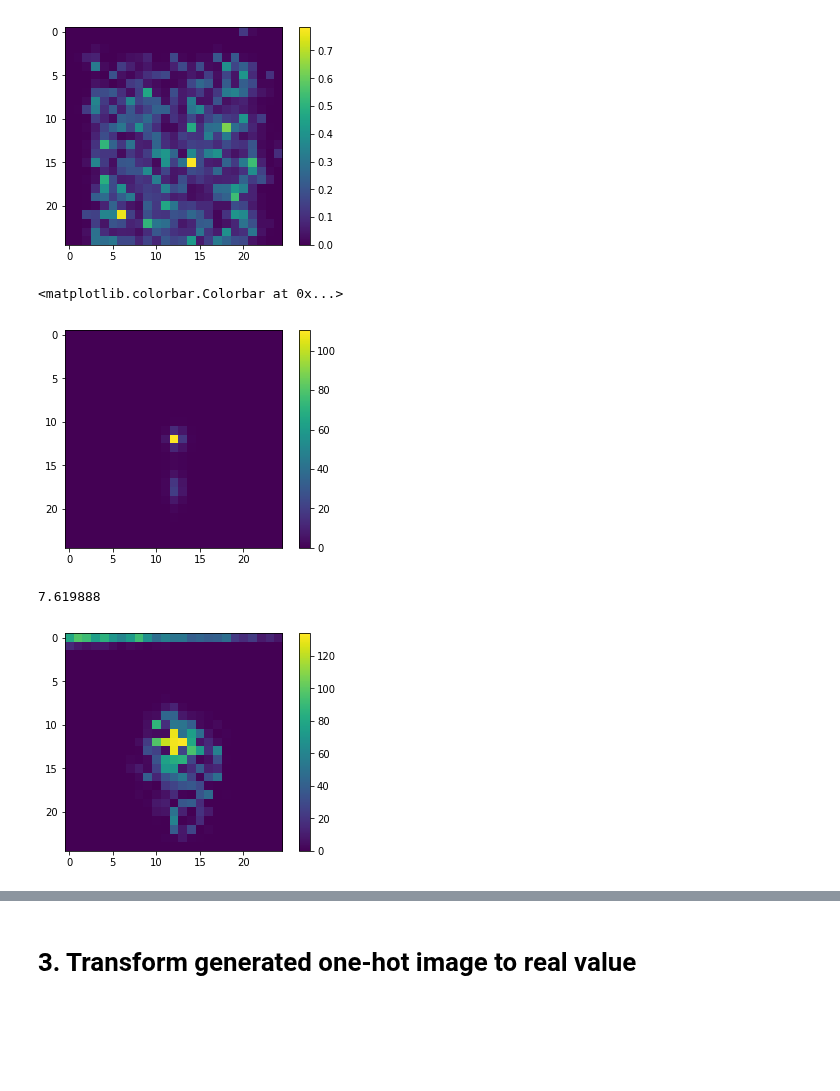
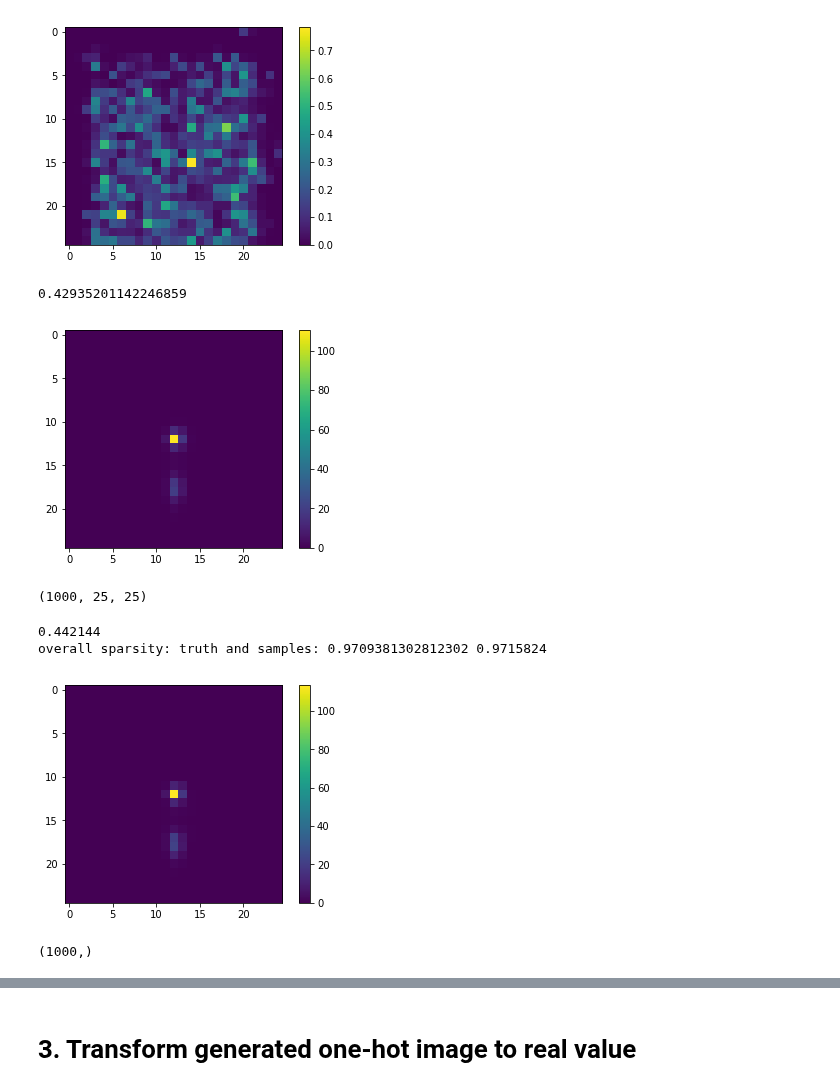
Before and after one commit to adamlu123/SparseImageFlows, a Jupyter notebook: Notebooks/quantize_image.ipynb, the cells around one changed output, grey strips where cells are left out. Drawn from its saved outputs; the diff is of its cells as text; code cells hidden in the pictures; blank space fills up the shorter version.

```diff
--- a/Notebooks/quantize_image.ipynb
+++ b/Notebooks/quantize_image.ipynb
@@ -68,18 +68,30 @@ print(x.mean())
 # %%
 plt.imshow(image.mean(axis=0))
 plt.colorbar()
+image.mean()
 # %% [output]
-<matplotlib.colorbar.Colorbar at 0x...>
+0.42935201142246859
 [figure]
 # %%
 sampledir = '/extra/yadongl10/BIG_sandbox/SparseImageFlows_result/lagan_pixelcnn/Mixture'
-with open(sampledir+'/Mix_discretized_sample_60.pkl', 'rb') as f:
+with open(sampledir+'/Mix_discretized_sample_5.pkl', 'rb') as f:
     x = pkl.load(f)
-x = np.asarray(x).squeeze()
+sample_sg = np.asarray(x).reshape(-1, 25, 25)
+print(sample_sg.shape)
+# %% [output]
+(1000, 25, 25)
-# %%
-plt.imshow(x.mean(axis=0))
-plt.colorbar()
-print(x.mean())
-# %% [output]
-7.619888
-[figure, removed]
+# %%
+plt.imshow(sample_sg.mean(axis=0))
+plt.colorbar()
+print(sample_sg.mean())
+print('overall sparsity: truth and samples:',
+      np.where(image.ravel()==0)[0].shape[0] / image.ravel().shape[0],
+      np.where(sample_sg.ravel()==0)[0].shape[0] / sample_sg.ravel().shape[0])
+# %% [output]
+0.442144
+overall sparsity: truth and samples: 0.9709381302812302 0.9715824
+[figure, added]
+# %%
+pixel_bg.shape
+# %% [output]
+(1000,)
```
Also changed, not shown: parts of 6 cells of this notebook, 5 other files.
